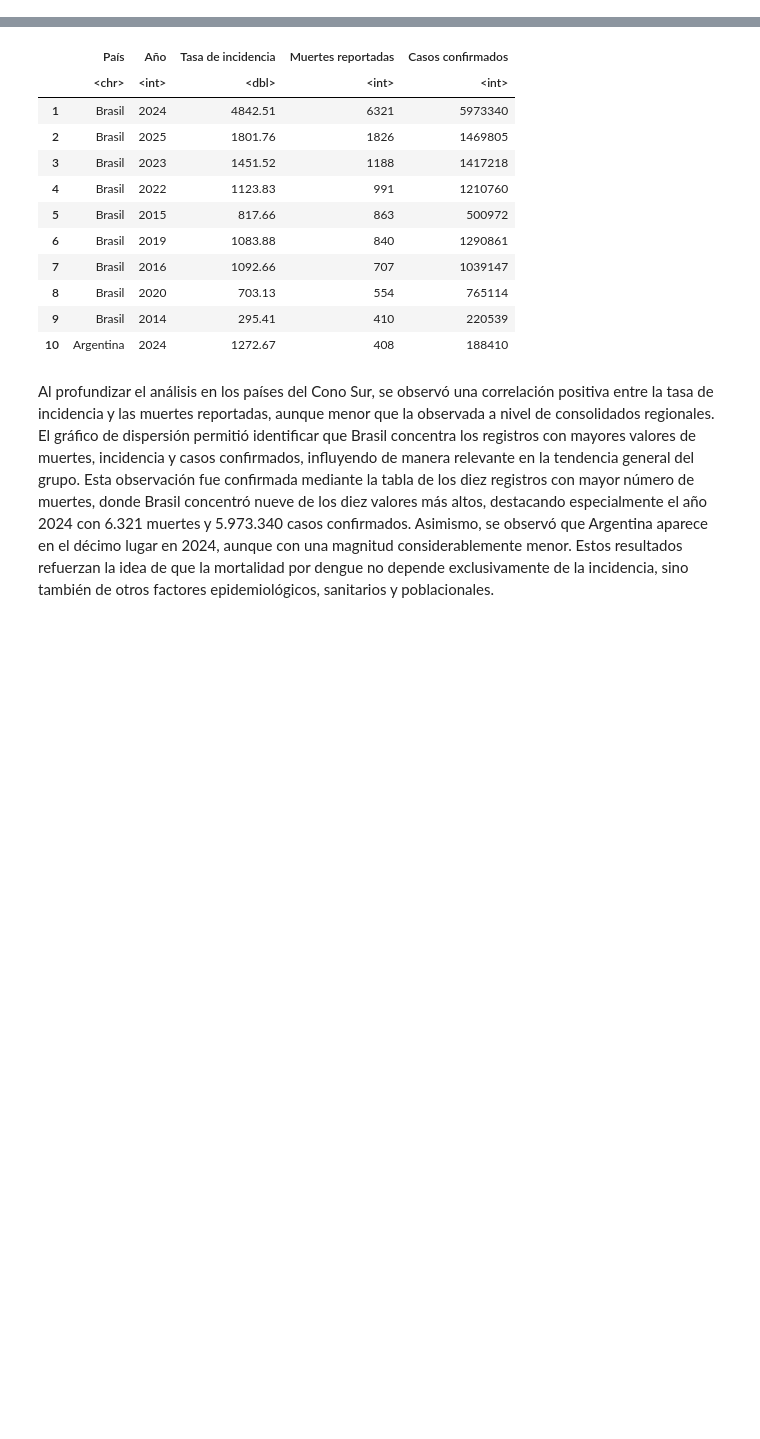
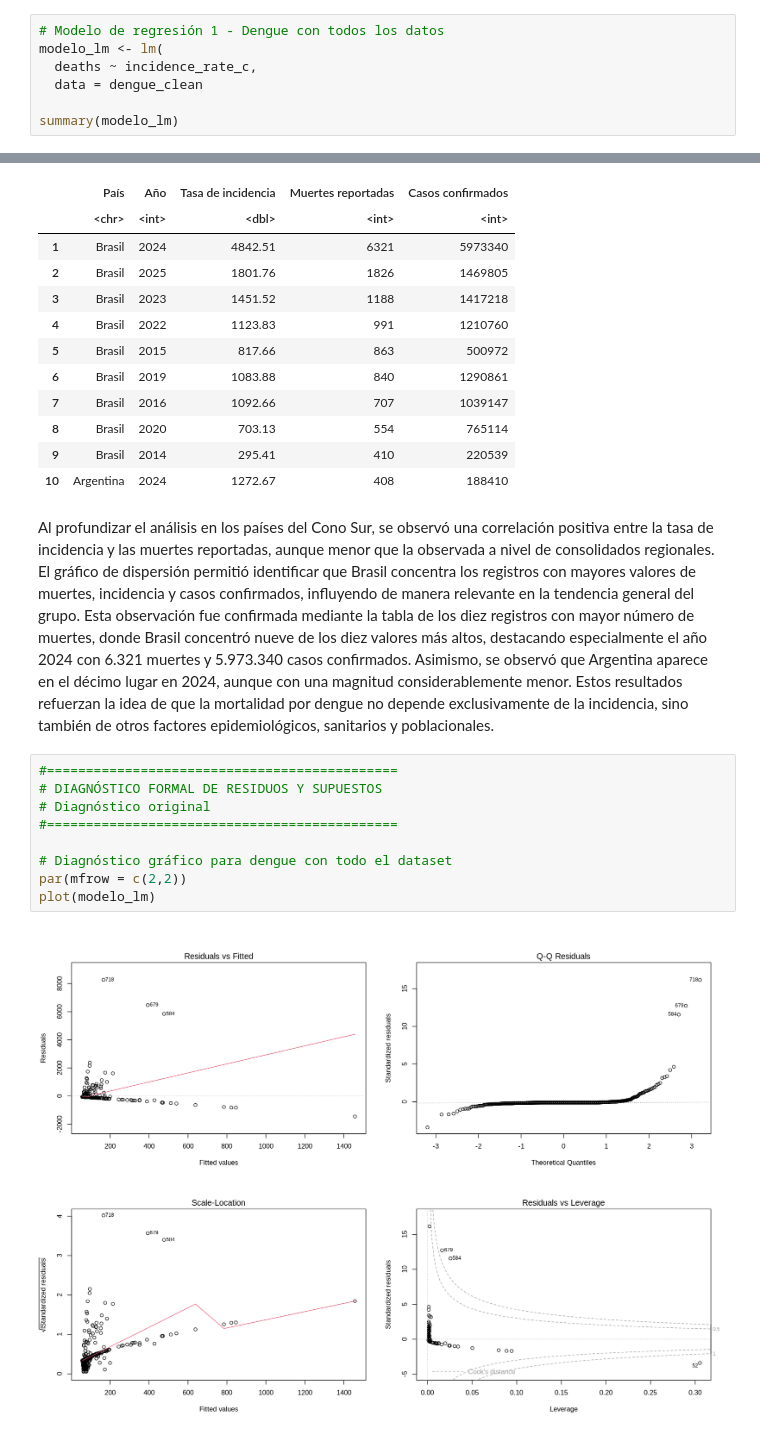
Before and after one commit to Merenguimona/act2_Adatos, a Jupyter notebook: NOTEBOOKS/EDA_DENGUE_AM.ipynb, the cells around one changed output, grey strips where cells are left out. Saved outputs shown, nothing was run; the diff lists cells and outputs as text; blank space fills up the shorter version.

```diff
--- a/NOTEBOOKS/EDA_DENGUE_AM.ipynb
+++ b/NOTEBOOKS/EDA_DENGUE_AM.ipynb
@@ -792,0 +790,7 @@ sample estimates:
+# %%
+# Modelo de regresión 1 - Dengue con todos los datos
+modelo_lm <- lm(
+  deaths ~ incidence_rate_c,
+  data = dengue_clean
+
+summary(modelo_lm)
@@ -839,3 +886,14 @@ A data.frame: 10 × 5
 | 10 | Argentina | 2024 | 1272.67 | 408 | 188410 |
 # %% [markdown]
 Al profundizar el análisis en los países del Cono Sur, se observó una correlación positiva entre la tasa de incidencia y las muertes reportadas, aunque menor que la observada a nivel de consolidados regionales. El gráfico de dispersión permitió identificar que Brasil concentra los registros con mayores valores de muertes, incidencia y casos confirmados, influyendo de manera relevante en la tendencia general del grupo. Esta observación fue confirmada mediante la tabla de los diez registros con mayor número de muertes, donde Brasil concentró nueve de los diez valores más altos, destacando especialmente el año 2024 con 6.321 muertes y 5.973.340 casos confirmados. Asimismo, se observó que Argentina aparece en el décimo lugar en 2024, aunque con una magnitud considerablemente menor. Estos resultados refuerzan la idea de que la mortalidad por dengue no depende exclusivamente de la incidencia, sino también de otros factores epidemiológicos, sanitarios y poblacionales.
+# %%
+#=============================================
+# DIAGNÓSTICO FORMAL DE RESIDUOS Y SUPUESTOS
+# Diagnóstico original
+#=============================================
+
+# Diagnóstico gráfico para dengue con todo el dataset
+par(mfrow = c(2,2))
+plot(modelo_lm)
+# %% [output]
+[figure, added]
```
Also changed, not shown: parts of 26 cells of this notebook.
